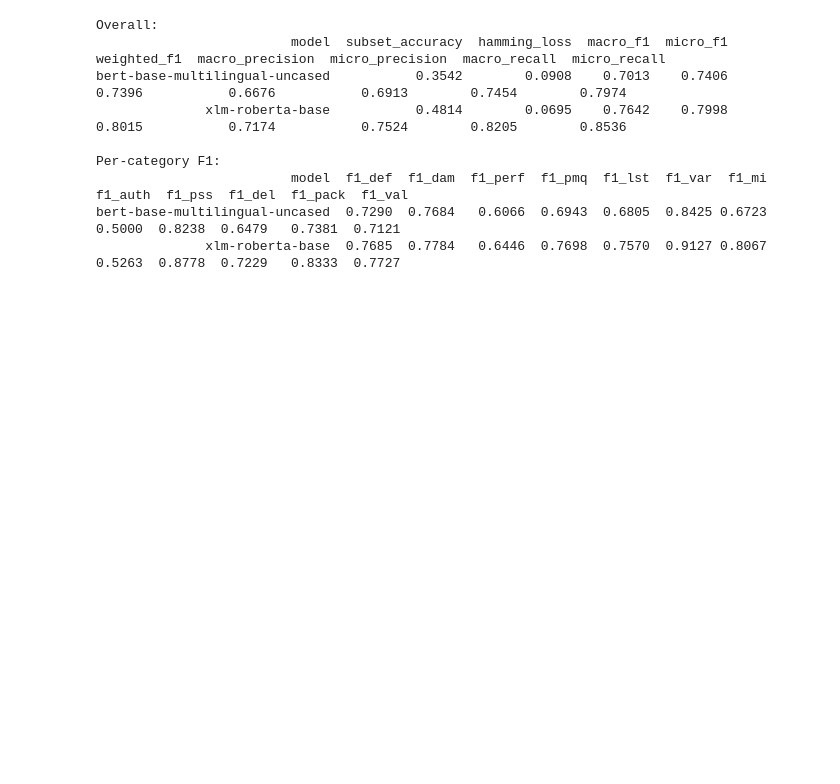
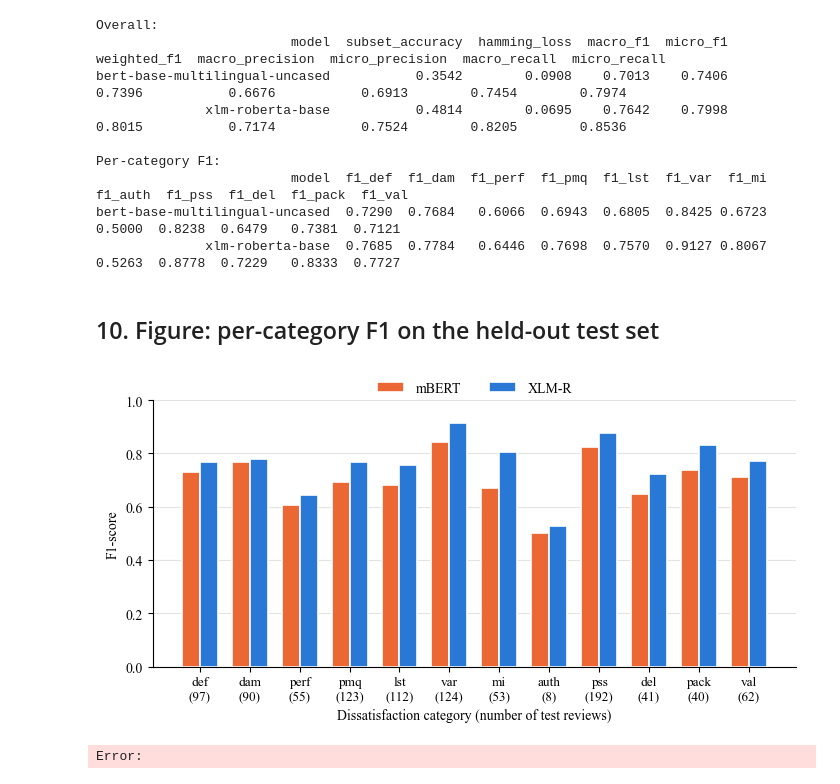
Before and after one commit to jejeyalung/THESIS-QUADB, a Jupyter notebook: notebooks/stage-2-dissatisfaction-classification - XLMR.ipynb, the cells around one changed output. Saved outputs shown, nothing was run; the diff lists cells and outputs as text; code cells hidden in the pictures; blank space fills up the shorter version.

Commit message:
Add Stage 1/2 result visualizations and lexicon baseline outputs

```diff
--- a/notebooks/stage-2-dissatisfaction-classification - XLMR.ipynb
+++ b/notebooks/stage-2-dissatisfaction-classification - XLMR.ipynb
@@ -623,3 +623,36 @@ Per-category F1:
                          model  f1_def  f1_dam  f1_perf  f1_pmq  f1_lst  f1_var  f1_mi  f1_auth  f1_pss  f1_del  f1_pack  f1_val
 bert-base-multilingual-uncased  0.7290  0.7684   0.6066  0.6943  0.6805  0.8425 0.6723   0.5000  0.8238  0.6479   0.7381  0.7121
               xlm-roberta-base  0.7685  0.7784   0.6446  0.7698  0.7570  0.9127 0.8067   0.5263  0.8778  0.7229   0.8333  0.7727
+# %% [markdown]
+## 10. Figure: per-category F1 on the held-out test set
+# %%
+import pandas as pd
+import numpy as np
+import matplotlib.pyplot as plt
+
+plt.rcParams["font.family"] = "Times New Roman"
+RESULTS_DIR = "../results"
+CATS = ["def", "dam", "perf", "pmq", "lst", "var", "mi", "auth", "pss", "del", "pack", "val"]
+
+mb = pd.read_csv(f"{RESULTS_DIR}/stage2_bert-base-multilingual-uncased_test.csv").iloc[0]
+xr = pd.read_csv(f"{RESULTS_DIR}/stage2_xlm-roberta-base_test.csv").iloc[0]
+preds = pd.read_csv(f"{RESULTS_DIR}/stage2_xlm-roberta-base_test_predictions.csv")
+support = [int(preds[f"true_{c}"].sum()) for c in CATS]
+
+x, w = np.arange(len(CATS)), 0.36
+fig, ax = plt.subplots(figsize=(7.2, 3.8))
+ax.bar(x - w/2, [mb[f"f1_{c}"] for c in CATS], w, color="#eb6834", edgecolor="white", linewidth=1.2, label="mBERT")
+ax.bar(x + w/2, [xr[f"f1_{c}"] for c in CATS], w, color="#2a78d6", edgecolor="white", linewidth=1.2, label="XLM-R")
+ax.set_xticks(x)
+ax.set_xticklabels([f"{c}\n({s})" for c, s in zip(CATS, support)], fontsize=9.5)
+ax.set_ylabel("F1-score"); ax.set_xlabel("Dissatisfaction category (number of test reviews)")
+ax.set_ylim(0, 1)
+ax.yaxis.grid(True, color="#e4e3df"); ax.set_axisbelow(True)
+for s in ["top", "right"]: ax.spines[s].set_visible(False)
+ax.legend(ncol=2, frameon=False, loc="upper center", bbox_to_anchor=(0.5, 1.12))
+fig.tight_layout()
+fig.savefig(f"{RESULTS_DIR}/stage2_per_category_f1.png", dpi=300)
+plt.show()
+# %% [output]
+[figure, added]
+Error:
```
Also changed, not shown: 15 other files.
